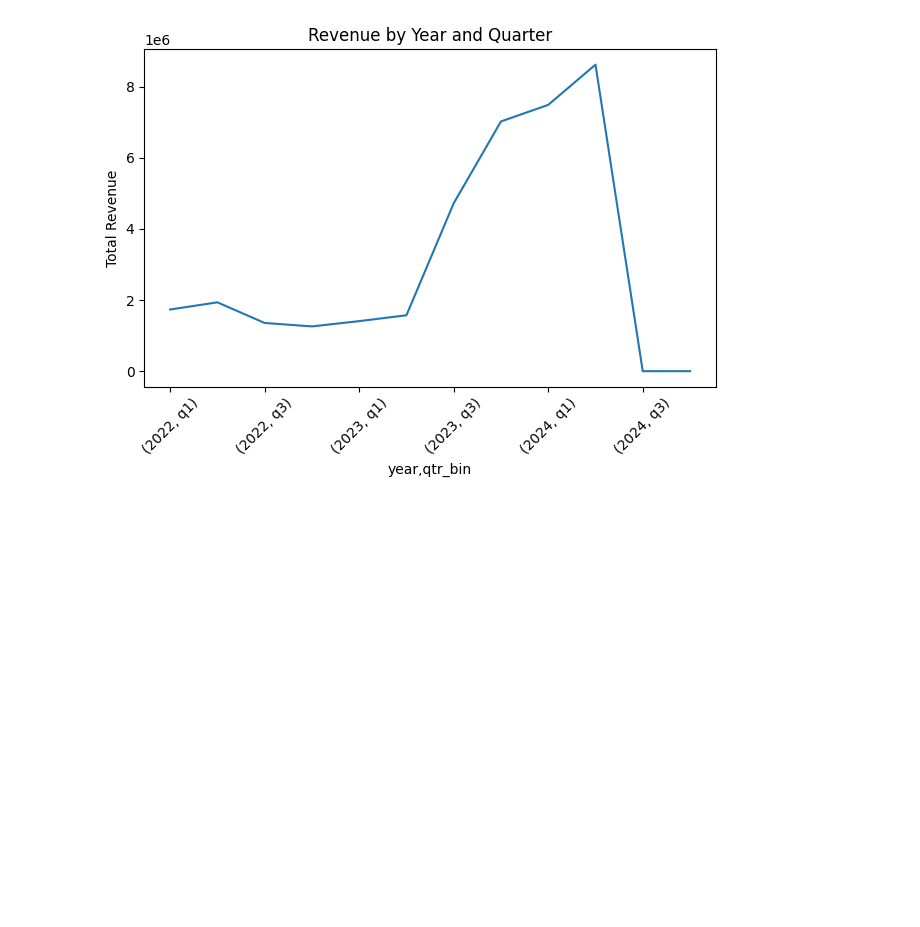
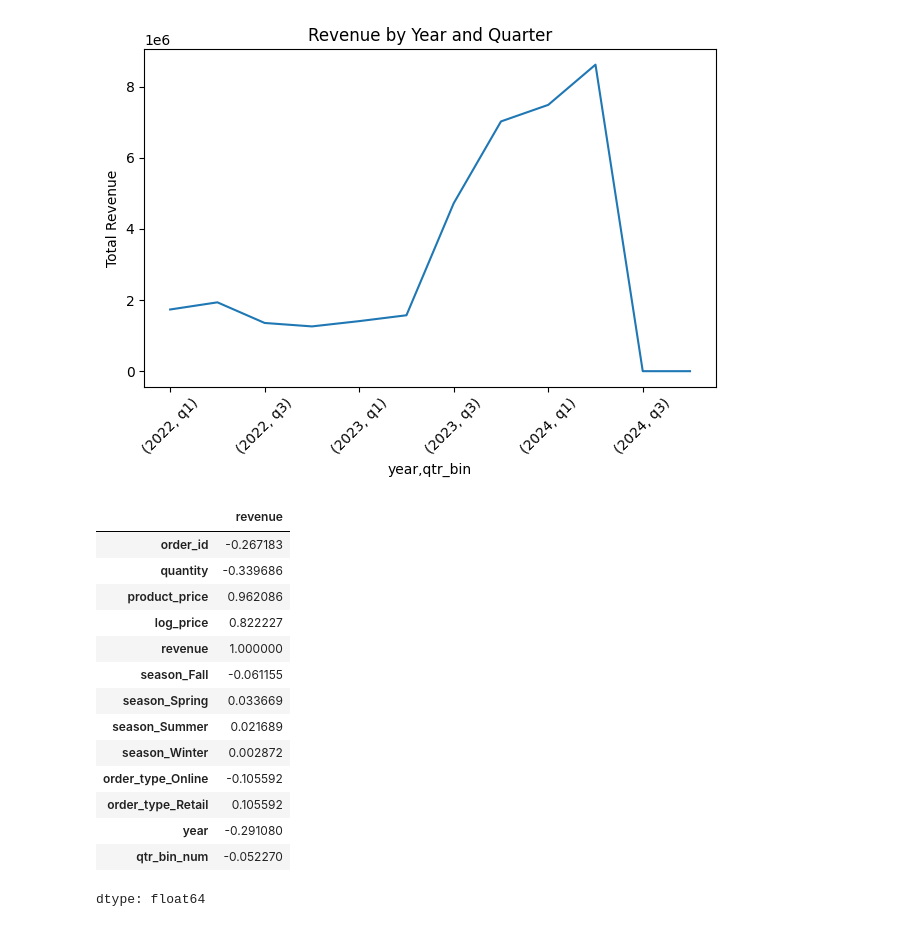
Before and after one commit to Luoxiaowanzi/IS-4487-Guide, a Jupyter notebook: Demos/demo_07_data_transformation.ipynb, the cells around one changed output. Drawn from its saved outputs; the diff is of its cells as text; code cells hidden in the pictures; blank space fills up the shorter version.

```diff
--- a/Demos/demo_07_data_transformation.ipynb
+++ b/Demos/demo_07_data_transformation.ipynb
@@ -652,0 +655,10 @@ print(df[['order_date','year', 'qtr_bin']].sample(10))
+# %%
+# ordinal encode qtr_bin so they can be used
+quarter_map = {'q1': 1, 'q2': 2, 'q3': 3, 'q4': 4}
+df['qtr_bin_num'] = df['qtr_bin'].map(quarter_map)
+
+# change its datatype to int
+df['qtr_bin_num'] = df['qtr_bin_num'].astype(int)
+
+# view some values
+print(df[['order_date', 'year', 'qtr_bin', 'qtr_bin_num']].sample(10))
@@ -705,3 +729,22 @@ plt.tight_layout()
 plt.show()
 # %% [output]
 [figure]
+# %%
+# check correlations
+df.corr(numeric_only = True)['revenue']
+# %% [output]
+|  | revenue |
+| order_id | -0.267183 |
+| quantity | -0.339686 |
+| product_price | 0.962086 |
+| log_price | 0.822227 |
+| revenue | 1.000000 |
+| season_Fall | -0.061155 |
+| season_Spring | 0.033669 |
+| season_Summer | 0.021689 |
+| season_Winter | 0.002872 |
+| order_type_Online | -0.105592 |
+| order_type_Retail | 0.105592 |
+| year | -0.291080 |
+| qtr_bin_num | -0.052270 |
+dtype: float64
```
Also changed, not shown: parts of 13 cells of this notebook.
